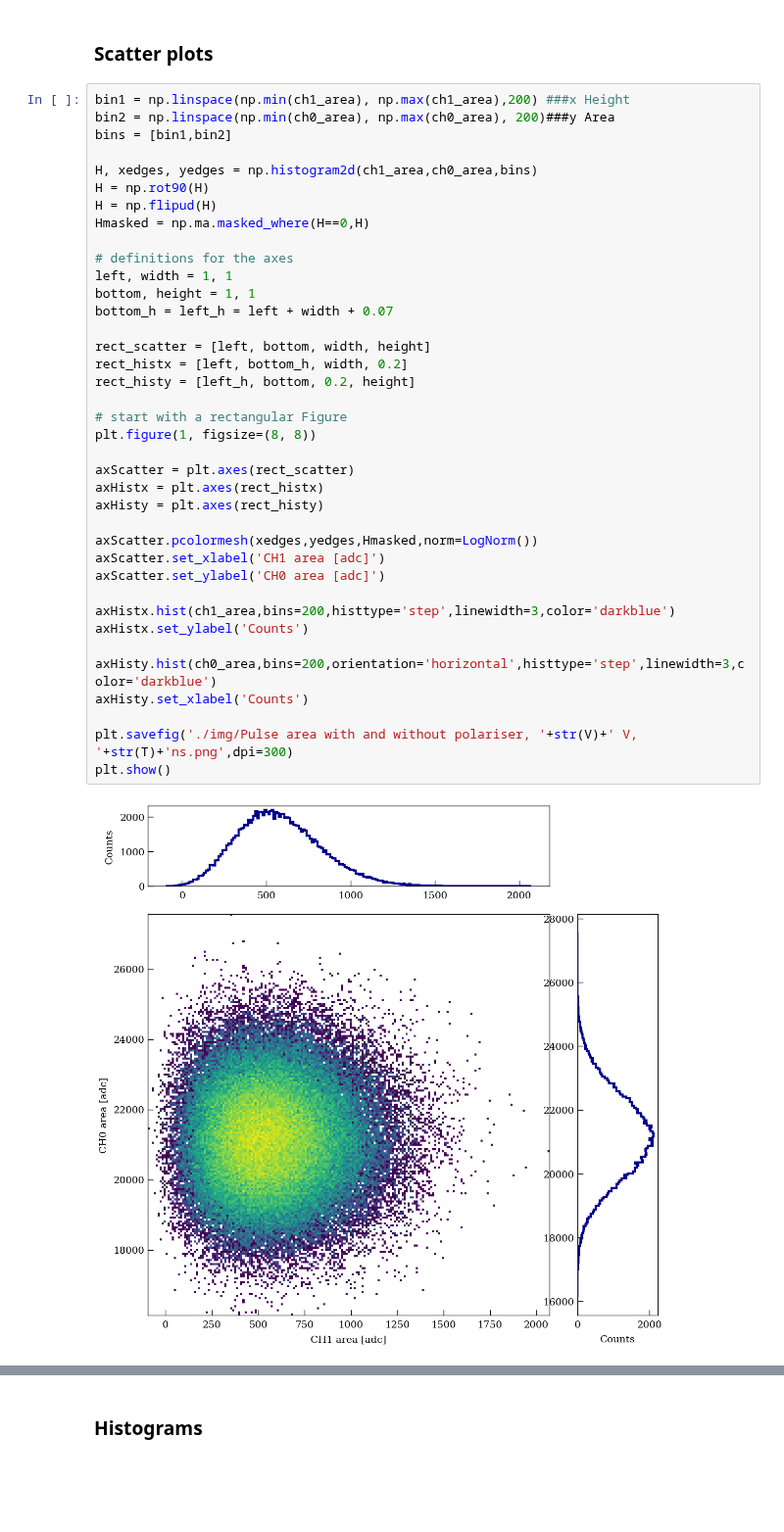
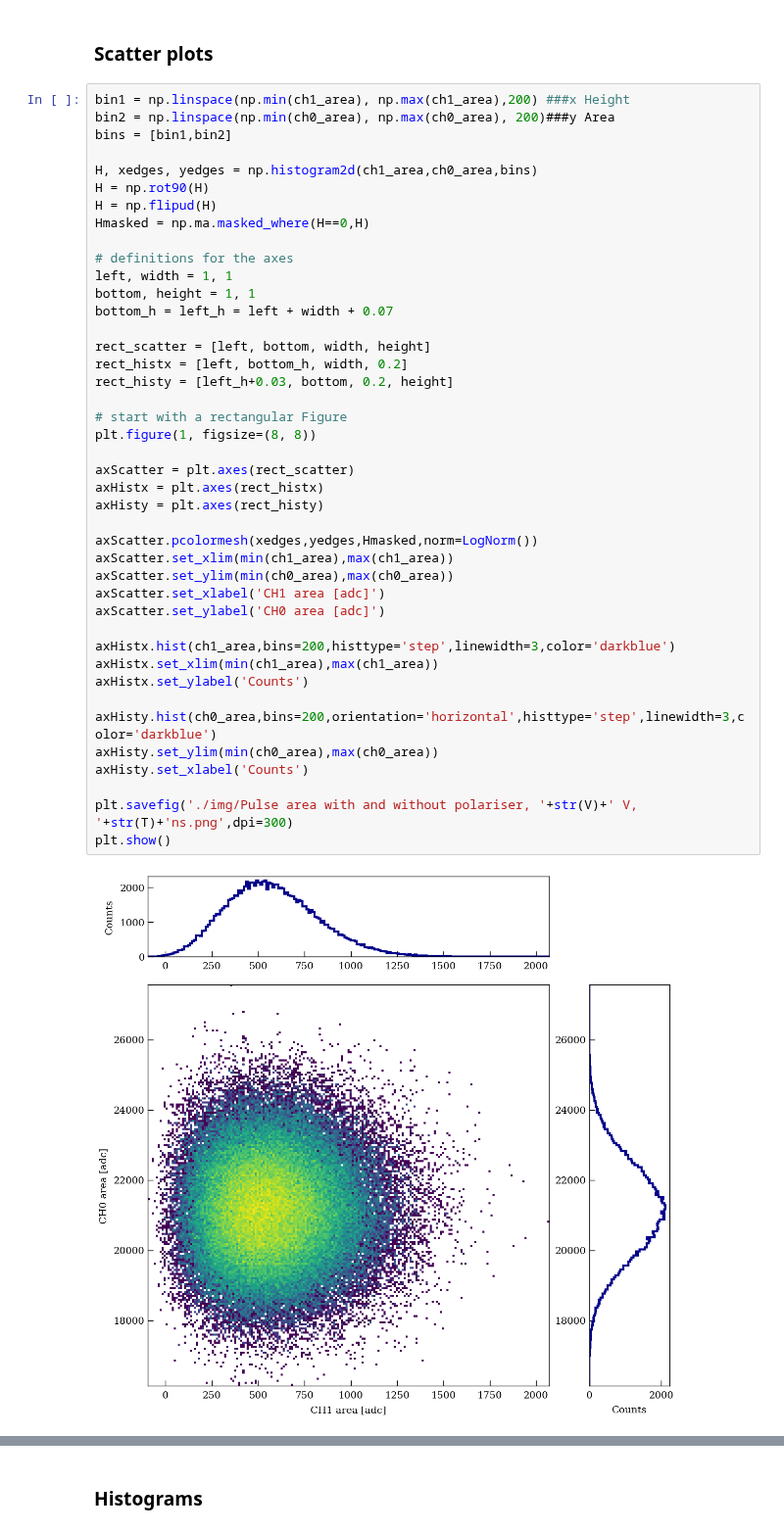
Before and after one commit to Westlake-University-Lsc-lab/RELICS_PMT_Data_Analysis, a Jupyter notebook: PolariserCheck/check_readout.ipynb, the cells around one changed output, grey strips where cells are left out. Shown at 98% size. Drawn from its saved outputs; the diff is of its cells as text; blank space fills up the shorter version.

```diff
--- a/PolariserCheck/check_readout.ipynb
+++ b/PolariserCheck/check_readout.ipynb
@@ -216,35 +216,39 @@ H = np.flipud(H)
 Hmasked = np.ma.masked_where(H==0,H)
 
 # definitions for the axes
 left, width = 1, 1
 bottom, height = 1, 1
 bottom_h = left_h = left + width + 0.07
 
 rect_scatter = [left, bottom, width, height]
 rect_histx = [left, bottom_h, width, 0.2]
-rect_histy = [left_h, bottom, 0.2, height]
+rect_histy = [left_h+0.03, bottom, 0.2, height]
 
 # start with a rectangular Figure
 plt.figure(1, figsize=(8, 8))
 
 axScatter = plt.axes(rect_scatter)
 axHistx = plt.axes(rect_histx)
 axHisty = plt.axes(rect_histy)
 
 axScatter.pcolormesh(xedges,yedges,Hmasked,norm=LogNorm())
+axScatter.set_xlim(min(ch1_area),max(ch1_area))
+axScatter.set_ylim(min(ch0_area),max(ch0_area))
 axScatter.set_xlabel('CH1 area [adc]')
 axScatter.set_ylabel('CH0 area [adc]')
 
 axHistx.hist(ch1_area,bins=200,histtype='step',linewidth=3,color='darkblue')
+axHistx.set_xlim(min(ch1_area),max(ch1_area))
 axHistx.set_ylabel('Counts')
 
 axHisty.hist(ch0_area,bins=200,orientation='horizontal',histtype='step',linewidth=3,color='darkblue')
+axHisty.set_ylim(min(ch0_area),max(ch0_area))
 axHisty.set_xlabel('Counts')
 
 plt.savefig('./img/Pulse area with and without polariser, '+str(V)+' V, '+str(T)+'ns.png',dpi=300)
 plt.show()
 # %% [output]
-[figure, old version]
+[figure, new version]
 # %%
 bin3 = np.linspace(0,200,200) ###x Height
 bin4 = np.linspace(np.min(ch0_area), np.max(ch0_area), 200)###y Area
```
Also changed, not shown: parts of 1 cell of this notebook, 2 other files.
